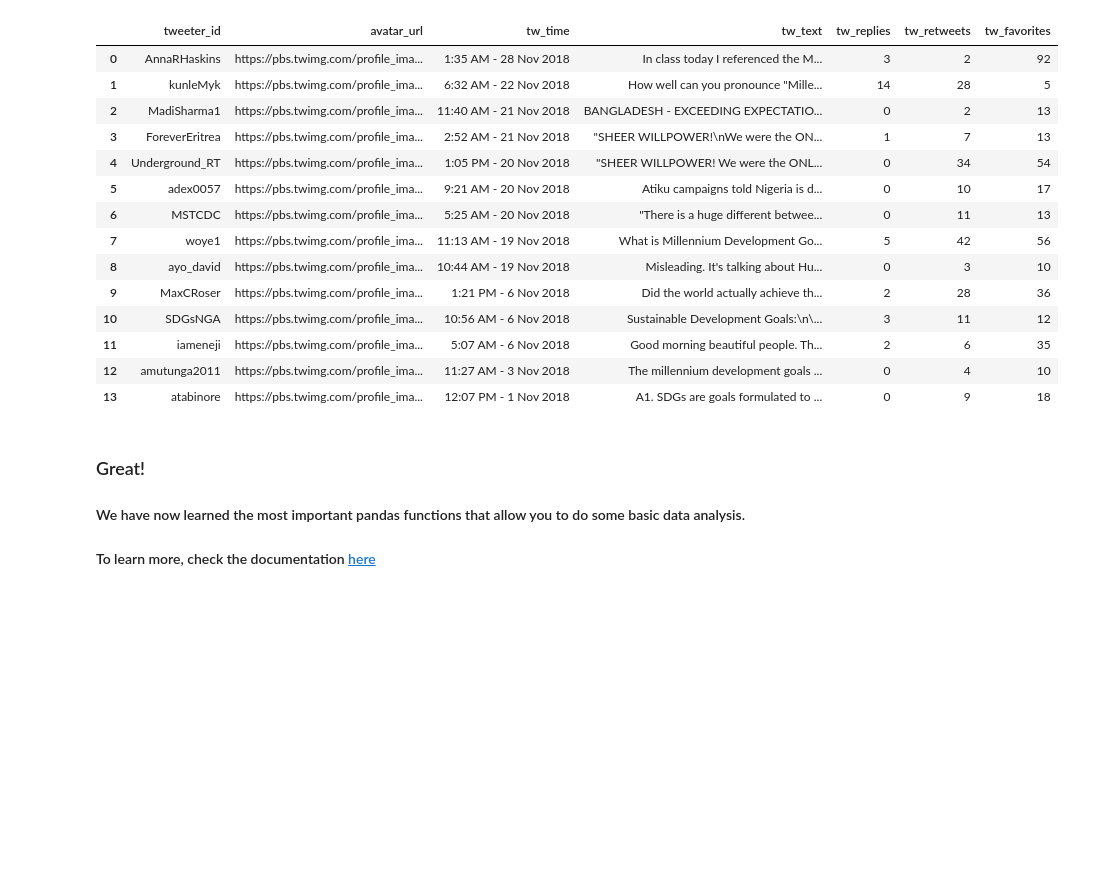
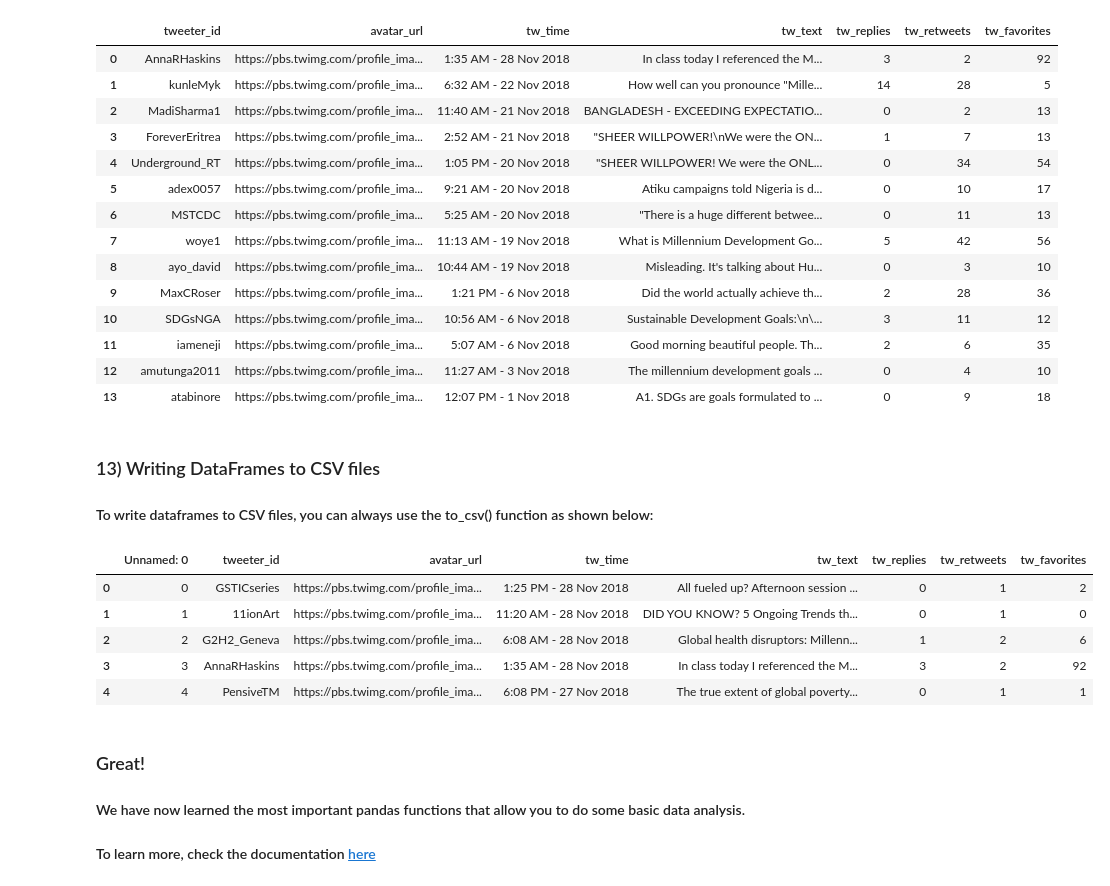
Before and after one commit to wsaqaf/twscraper, a Jupyter notebook: Data_Analysis/Data Analysis.ipynb, the cells around one changed output. Drawn from its saved outputs; the diff is of its cells as text; code cells hidden in the pictures; blank space fills up the shorter version.

```diff
--- a/Data_Analysis/Data Analysis.ipynb
+++ b/Data_Analysis/Data Analysis.ipynb
@@ -460,6 +476,22 @@ df.query('tw_retweets >=10 or tw_favorites>=10').reset_index(drop=True)
 | 11 | iameneji | https://pbs.twimg.com/profile_ima... | 5:07 AM - 6 Nov 2018 | Good morning beautiful people. Th... | 2 | 6 | 35 |
 | 12 | amutunga2011 | https://pbs.twimg.com/profile_ima... | 11:27 AM - 3 Nov 2018 | The millennium development goals ... | 0 | 4 | 10 |
 | 13 | atabinore | https://pbs.twimg.com/profile_ima... | 12:07 PM - 1 Nov 2018 | A1. SDGs are goals formulated to ... | 0 | 9 | 18 |
+# %% [markdown]
+### 13) Writing DataFrames to CSV files
+#### To write dataframes to CSV files, you can always use the to_csv() function as shown below:
+# %%
+#Let's write the contents of df to 'output.csv'
+df.to_csv('output.csv')
+
+#And now let's read it (but let's drop the index) and confirm that all is in order
+pd.read_csv('output.csv').head()
+# %% [output]
+|  | Unnamed: 0 | tweeter_id | avatar_url | tw_time | tw_text | tw_replies | tw_retweets | tw_favorites |
+| 0 | 0 | GSTICseries | https://pbs.twimg.com/profile_ima... | 1:25 PM - 28 Nov 2018 | All fueled up? Afternoon session ... | 0 | 1 | 2 |
+| 1 | 1 | 11ionArt | https://pbs.twimg.com/profile_ima... | 11:20 AM - 28 Nov 2018 | DID YOU KNOW? 5 Ongoing Trends th... | 0 | 1 | 0 |
+| 2 | 2 | G2H2_Geneva | https://pbs.twimg.com/profile_ima... | 6:08 AM - 28 Nov 2018 | Global health disruptors: Millenn... | 1 | 2 | 6 |
+| 3 | 3 | AnnaRHaskins | https://pbs.twimg.com/profile_ima... | 1:35 AM - 28 Nov 2018 | In class today I referenced the M... | 3 | 2 | 92 |
+| 4 | 4 | PensiveTM | https://pbs.twimg.com/profile_ima... | 6:08 PM - 27 Nov 2018 | The true extent of global poverty... | 0 | 1 | 1 |
 # %% [markdown]
 ### Great!
 #### We have now learned the most important pandas functions that allow you to do some basic data analysis.
```
Also changed, not shown: parts of 1 cell of this notebook.
